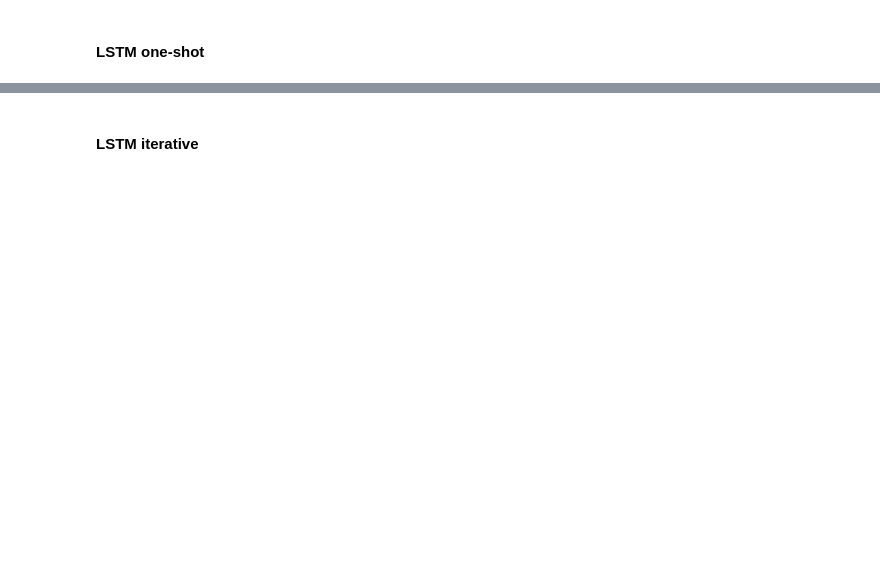
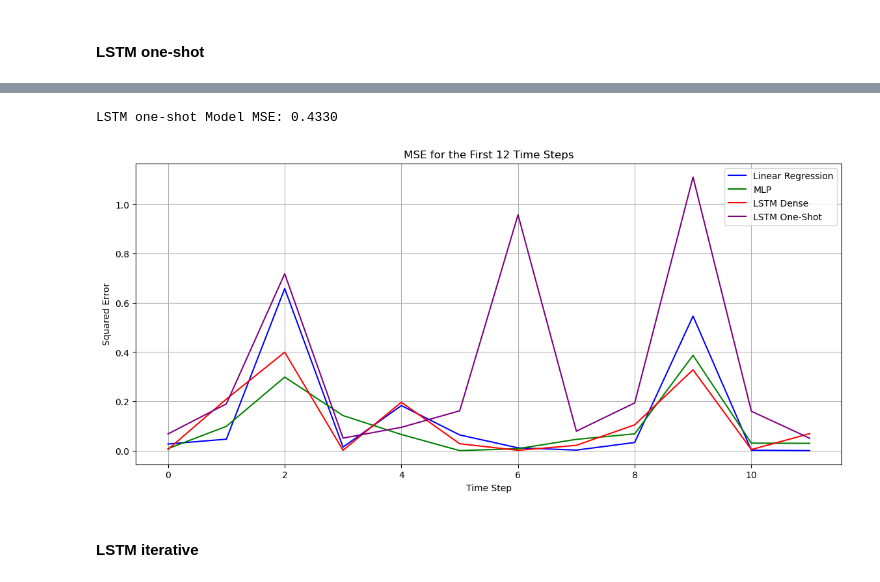
Before and after one commit to ieadoboe/effective-waffle, a Jupyter notebook: 21_mauna_loa_co2_rnn.ipynb, the cells around one changed output, grey strips where cells are left out. Saved outputs shown, nothing was run; the diff lists cells and outputs as text; code cells hidden in the pictures; blank space fills up the shorter version.

```diff
--- a/21_mauna_loa_co2_rnn.ipynb
+++ b/21_mauna_loa_co2_rnn.ipynb
@@ -261,2 +246,15 @@ LSTM dense encoder Model MSE: 0.1943
 # %% [markdown]
 #### LSTM one-shot
+# %%
+X_train_rnn = X_train.reshape((X_train.shape[0], X_train.shape[1], 1)) # reshape to tensor object
+X_test_rnn = X_test.reshape((X_test.shape[0], X_test.shape[1], 1)) # reshape to tensor object
+
+inp = tf.keras.layers.Input(shape=(window_size, 1))
+b = tf.keras.layers.LSTM(16, return_sequences=True)(inp) # return sequences to pass the output to the next layer
+b = tf.keras.layers.LSTM(16, return_sequences=True)(b)
+b = tf.keras.layers.LSTM(1)(b)
+out = tf.keras.layers.Lambda(lambda x: x[:, -forecast:])(b) # take the last forecast steps
+
+model = tf.keras.models.Model(inp, out)
+model.summary()
+model.compile(optimizer='adam', loss='mse')
@@ -263,2 +279,35 @@ LSTM dense encoder Model MSE: 0.1943
+# %%
+model.fit(X_train_rnn, y_train, epochs=50, batch_size=32, verbose=0,
+            callbacks=[tf.keras.callbacks.EarlyStopping(monitor='loss', patience=5)])
+
+y_pred_lstm_one_shot = model.predict(X_test_rnn, verbose=0).flatten()
+mse_lstm_one_shot = mean_squared_error(y_test, y_pred_lstm_one_shot)
+print(f'LSTM one-shot Model MSE: {mse_lstm_one_shot:.4f}')
+
+# Compute squared errors for each time step
+mse_time_lstm_one_shot = (y_test - y_pred_lstm_one_shot) ** 2
+
+# Slice the last 12 time steps
+mse_lstm_one_shot_window = mse_time_lstm_one_shot[:forecast]
+# %% [output]
+LSTM one-shot Model MSE: 0.4330
+# %%
+# Plot the last 12 time steps
+plt.figure(figsize=(14, 6))
+
+# plt.plot(time_steps_window, mse_persistence_window, label='Persistence', linestyle='--', color='gray')
+plt.plot(time_steps_window, mse_lr_window, label='Linear Regression', linestyle='-', color='blue')
+plt.plot(time_steps_window, mse_mlp_window, label='MLP', linestyle='-', color='green')
+plt.plot(time_steps_window, mse_lstm_dense_window, label='LSTM Dense', linestyle='-', color='red')
+plt.plot(time_steps_window, mse_lstm_one_shot_window, label='LSTM One-Shot', linestyle='-', color='purple')
+
+plt.xlabel('Time Step')
+plt.ylabel('Squared Error')
+plt.title('MSE for the First 12 Time Steps')
+plt.legend()
+plt.grid(True)
+plt.show()
+# %% [output]
+[figure, added]
 # %% [markdown]
 #### LSTM iterative
```
Also changed, not shown: parts of 13 cells of this notebook, 2 other files.
